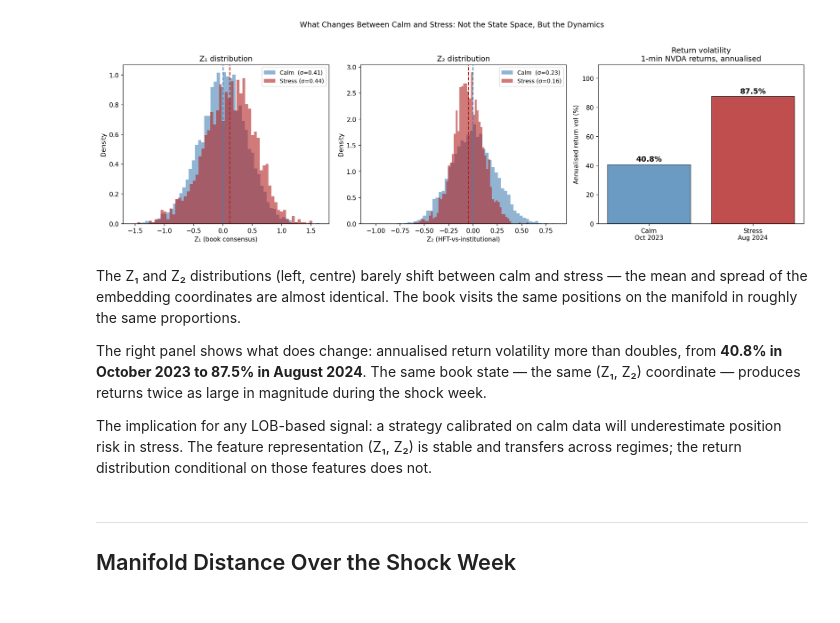
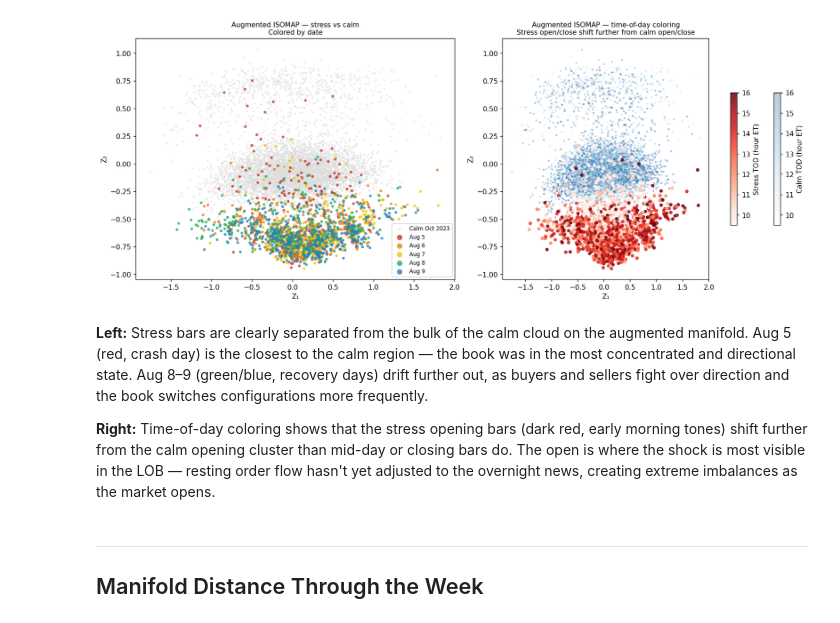
Before and after one commit to harrodyuan/DS4FE, a Jupyter notebook: DS4FE_Part4i_Stress_Projection.ipynb, the cells around one changed output. Cells and saved outputs as stored; diff of their text form; code cells hidden in the pictures.

```diff
--- a/DS4FE_Part4i_Stress_Projection.ipynb
+++ b/DS4FE_Part4i_Stress_Projection.ipynb
@@ -42,16 +55,14 @@ This is the core finding: **the LOB manifold captures the state space of the ord
 # %%
-display(Image('figures/4i_calm_vs_stress.png'))
+display(Image('figures/4i_stress_embedding.png'))
 # %% [output]
-[figure, old version]
+[figure, new version]
 # %% [markdown]
-The Z₁ and Z₂ distributions (left, centre) barely shift between calm and stress — the mean and spread of the embedding coordinates are almost identical. The book visits the same positions on the manifold in roughly the same proportions.
+**Left:** Stress bars are clearly separated from the bulk of the calm cloud on the augmented manifold. Aug 5 (red, crash day) is the closest to the calm region — the book was in the most concentrated and directional state. Aug 8–9 (green/blue, recovery days) drift further out, as buyers and sellers fight over direction and the book switches configurations more frequently.
 
-The right panel shows what does change: annualised return volatility more than doubles, from **40.8% in October 2023 to 87.5% in August 2024**. The same book state — the same (Z₁, Z₂) coordinate — produces returns twice as large in magnitude during the shock week.
-
-The implication for any LOB-based signal: a strategy calibrated on calm data will underestimate position risk in stress. The feature representation (Z₁, Z₂) is stable and transfers across regimes; the return distribution conditional on those features does not.
+**Right:** Time-of-day coloring shows that the stress opening bars (dark red, early morning tones) shift further from the calm opening cluster than mid-day or closing bars do. The open is where the shock is most visible in the LOB — resting order flow hasn't yet adjusted to the overnight news, creating extreme imbalances as the market opens.
 # %% [markdown]
 ---
-## Manifold Distance Over the Shock Week
+## Manifold Distance Through the Week
 # %%
 display(Image('figures/4i_manifold_distance.png'))
 # %% [output]
```
Also changed, not shown: parts of 17 cells of this notebook, 7 other files.
